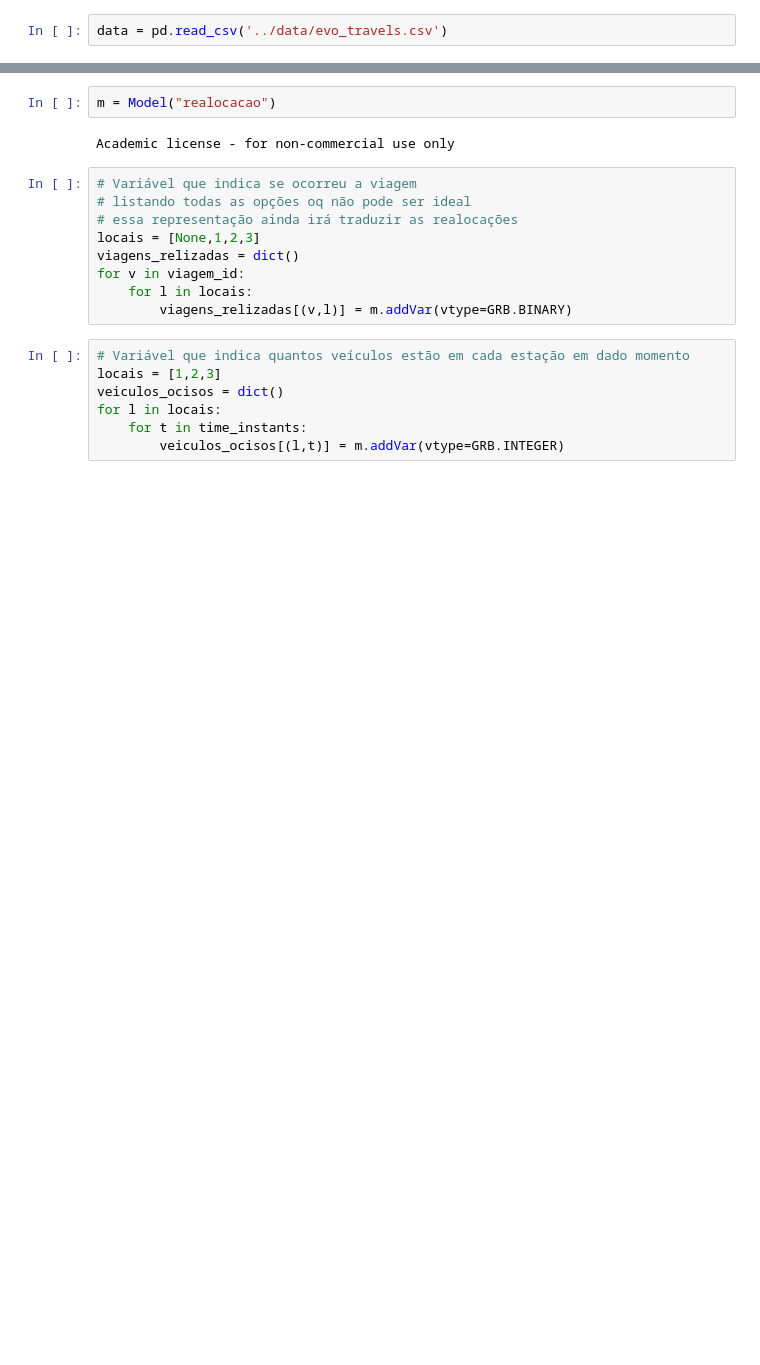
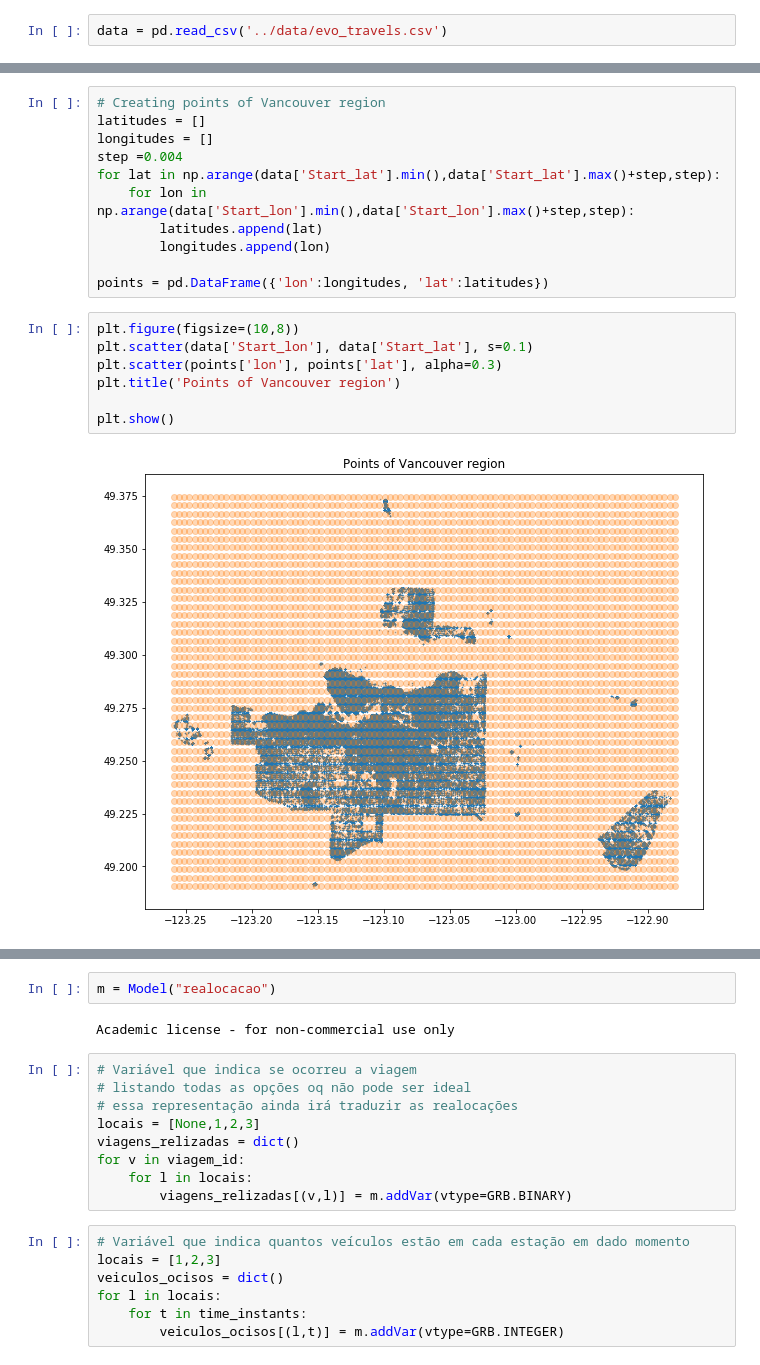
Before and after one commit to Victoraq/RealocacaoVeiculos, a Jupyter notebook: modelo.ipynb, the cells around one changed output, grey strips where cells are left out. Cells and saved outputs as stored; diff of their text form; blank space fills up the shorter version.

```diff
--- a/modelo.ipynb
+++ b/modelo.ipynb
@@ -14,0 +34,20 @@ data.head()
+# %%
+# Creating points of Vancouver region
+latitudes = []
+longitudes = []
+step =0.004
+for lat in np.arange(data['Start_lat'].min(),data['Start_lat'].max()+step,step):
+    for lon in np.arange(data['Start_lon'].min(),data['Start_lon'].max()+step,step):
+        latitudes.append(lat)
+        longitudes.append(lon)
+
+points = pd.DataFrame({'lon':longitudes, 'lat':latitudes})
+# %%
+plt.figure(figsize=(10,8))
+plt.scatter(data['Start_lon'], data['Start_lat'], s=0.1)
+plt.scatter(points['lon'], points['lat'], alpha=0.3)
+plt.title('Points of Vancouver region')
+
+plt.show()
+# %% [output]
+[figure, added]
```
Also changed, not shown: parts of 11 cells of this notebook.
